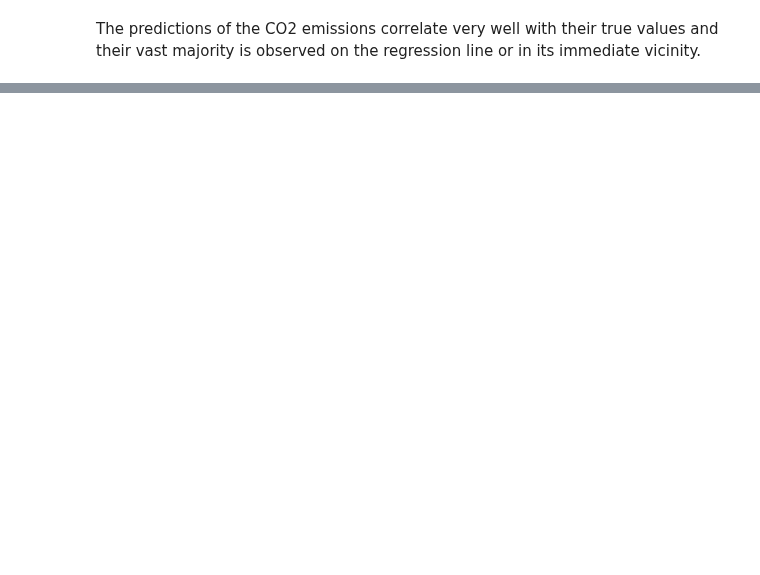
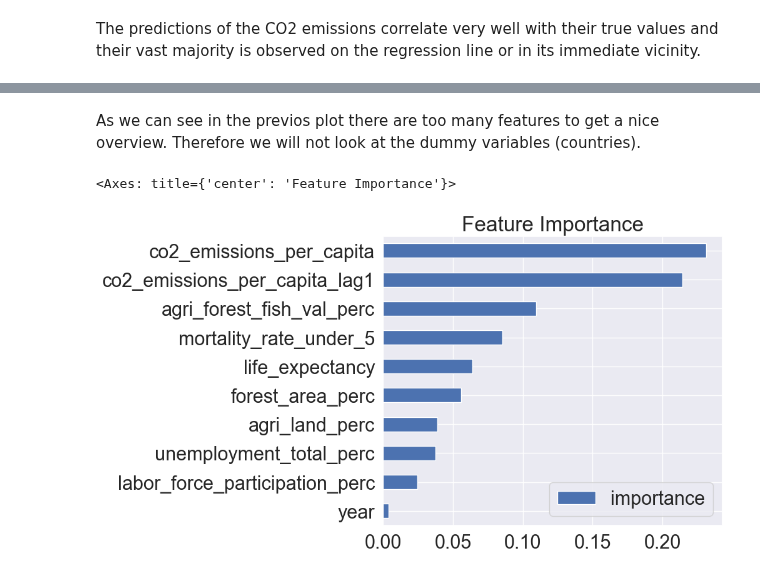
Before and after one commit to KleinerToaster/co2_prediction_countries, a Jupyter notebook: notebook/co2_model_training.ipynb, the cells around one changed output, grey strips where cells are left out. Drawn from its saved outputs; the diff is of its cells as text; code cells hidden in the pictures; blank space fills up the shorter version.

```diff
--- a/notebook/co2_model_training.ipynb
+++ b/notebook/co2_model_training.ipynb
@@ -586,0 +606,19 @@ need to make a special time series train test split (year based)
+# %% [markdown]
+As we can see in the previos plot there are too many features to get a nice overview. Therefore we will not look at the dummy variables (countries).
+# %%
+interesting_features = final_selected_features_df.columns
+
+# country is not in the training DataFrame since we created dummy variables for it
+interesting_features.drop('country')
+
+# Filter the feature_importances DataFrame to include only the interesting features
+filtered_feature_importances = feature_importances[feature_importances.index.isin(interesting_features)]
+
+# Sort by importance
+filtered_feature_importances_sorted = filtered_feature_importances.sort_values('importance')
+
+# Plot the feature importances
+filtered_feature_importances_sorted.plot(kind='barh', y='importance', title='Feature Importance', figsize=(7, 6))
+# %% [output]
+<Axes: title={'center': 'Feature Importance'}>
+[figure, added]
```
Also changed, not shown: parts of 20 cells of this notebook.
